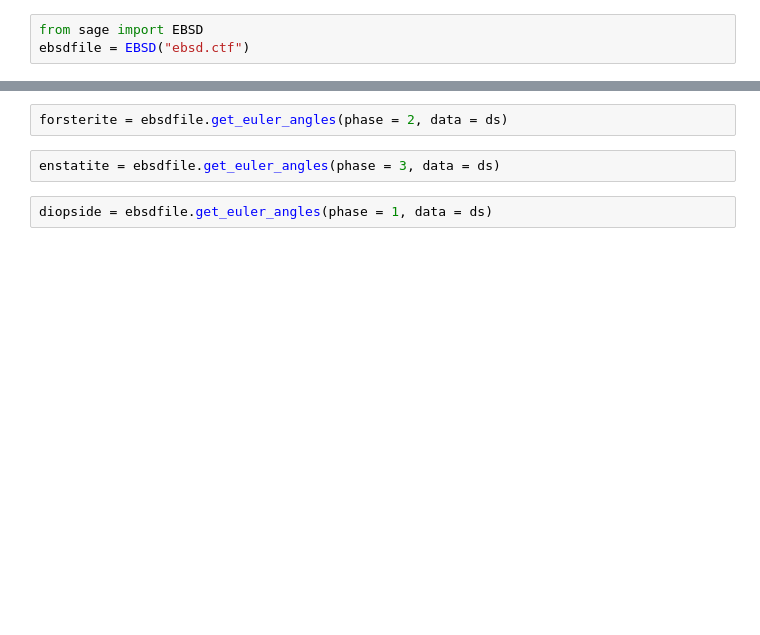
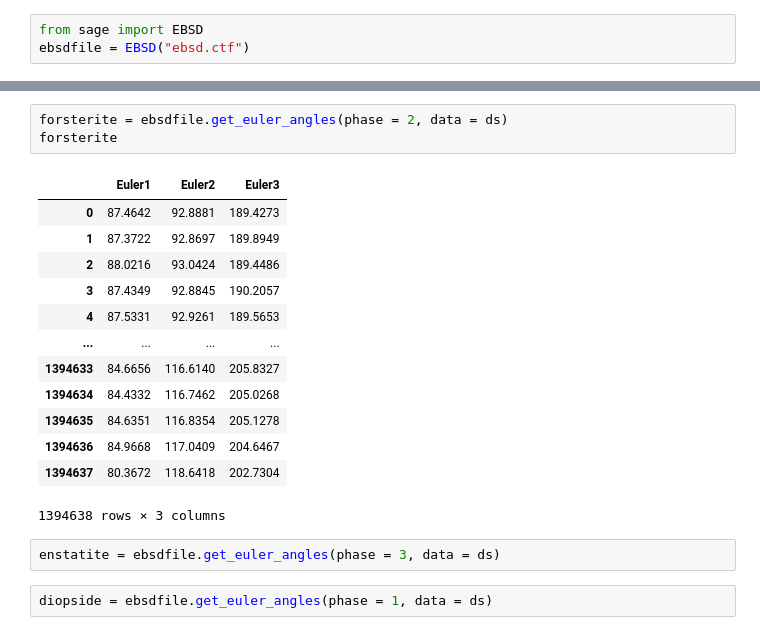
Before and after one commit to utpal-singh/SAnTex, a Jupyter notebook: notebooks/08-EBSD-Anisotropy-analysis.ipynb, the cells around one changed output, grey strips where cells are left out. Drawn from its saved outputs; the diff is of its cells as text; blank space fills up the shorter version.

```diff
--- a/notebooks/08-EBSD-Anisotropy-analysis.ipynb
+++ b/notebooks/08-EBSD-Anisotropy-analysis.ipynb
@@ -40,5 +56,20 @@ ds = ebsdfile.downsampleEBSD()
 # %%
 forsterite = ebsdfile.get_euler_angles(phase = 2, data = ds)
+forsterite
+# %% [output]
+|  | Euler1 | Euler2 | Euler3 |
+| 0 | 87.4642 | 92.8881 | 189.4273 |
+| 1 | 87.3722 | 92.8697 | 189.8949 |
+| 2 | 88.0216 | 93.0424 | 189.4486 |
+| 3 | 87.4349 | 92.8845 | 190.2057 |
+| 4 | 87.5331 | 92.9261 | 189.5653 |
+| ... | ... | ... | ... |
+| 1394633 | 84.6656 | 116.6140 | 205.8327 |
+| 1394634 | 84.4332 | 116.7462 | 205.0268 |
+| 1394635 | 84.6351 | 116.8354 | 205.1278 |
+| 1394636 | 84.9668 | 117.0409 | 204.6467 |
+| 1394637 | 80.3672 | 118.6418 | 202.7304 |
+1394638 rows × 3 columns
 # %%
 enstatite = ebsdfile.get_euler_angles(phase = 3, data = ds)
 # %%
```
Also changed, not shown: parts of 13 cells of this notebook, 17 other files.
